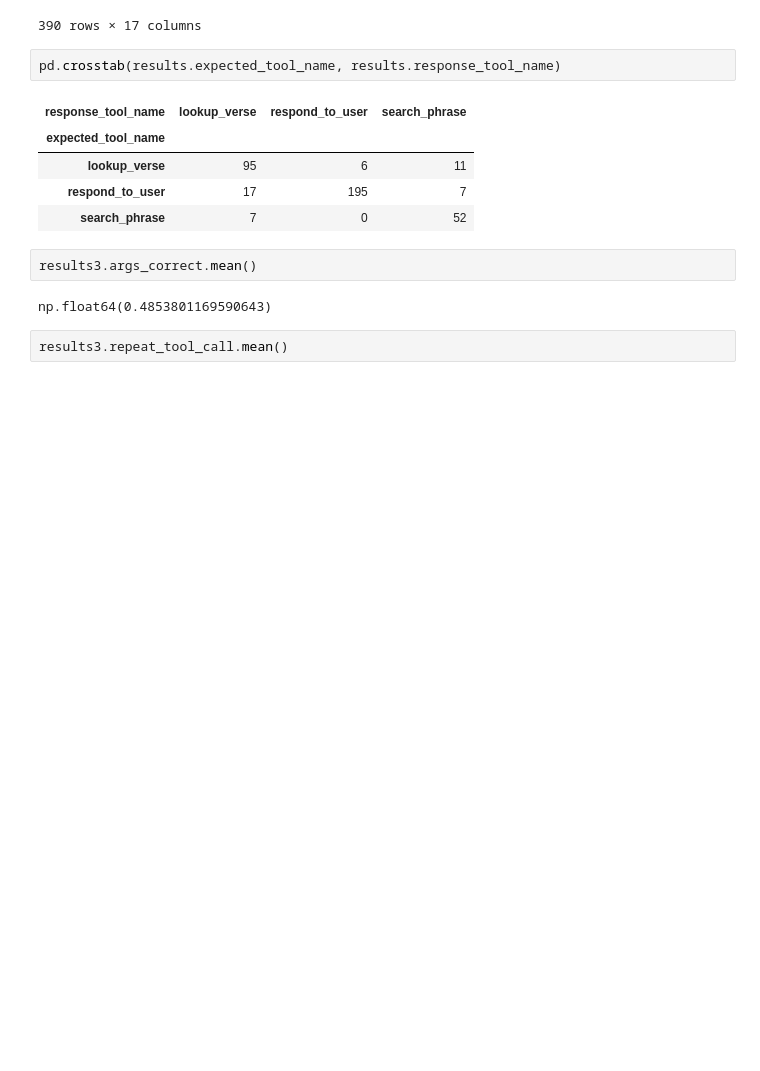
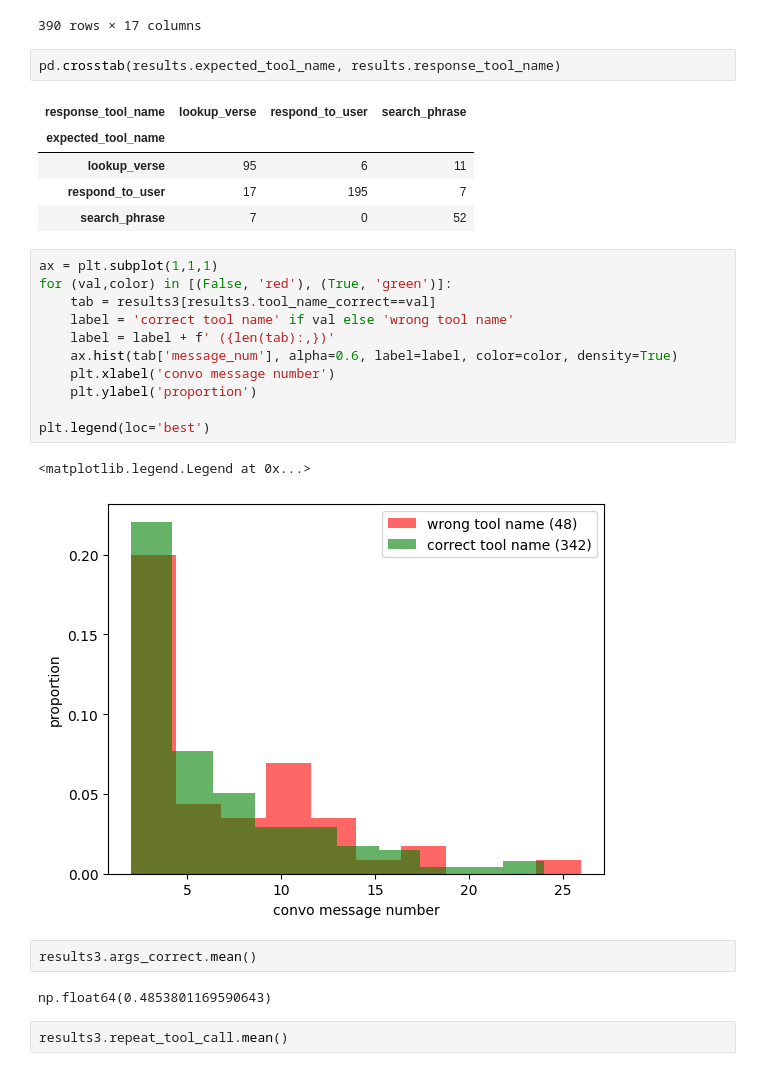
Before and after one commit to yonatanvaizman/bible-text-analysis, a Jupyter notebook: bibleAssistant/eval_agent.ipynb, the cells around one changed output. Cells and saved outputs as stored; diff of their text form; blank space fills up the shorter version.

Commit message:
plots

```diff
--- a/bibleAssistant/eval_agent.ipynb
+++ b/bibleAssistant/eval_agent.ipynb
@@ -190,6 +191,20 @@ pd.crosstab(results.expected_tool_name, results.response_tool_name)
 | lookup_verse | 95 | 6 | 11 |
 | respond_to_user | 17 | 195 | 7 |
 | search_phrase | 7 | 0 | 52 |
+# %%
+ax = plt.subplot(1,1,1)
+for (val,color) in [(False, 'red'), (True, 'green')]:
+    tab = results3[results3.tool_name_correct==val]
+    label = 'correct tool name' if val else 'wrong tool name'
+    label = label + f' ({len(tab):,})'
+    ax.hist(tab['message_num'], alpha=0.6, label=label, color=color, density=True)
+    plt.xlabel('convo message number')
+    plt.ylabel('proportion')
+
+plt.legend(loc='best')
+# %% [output]
+<matplotlib.legend.Legend at 0x...>
+[figure, added]
 # %%
 results3.args_correct.mean()
 # %% [output]
```
Also changed, not shown: parts of 1 cell of this notebook, 1 other file.
